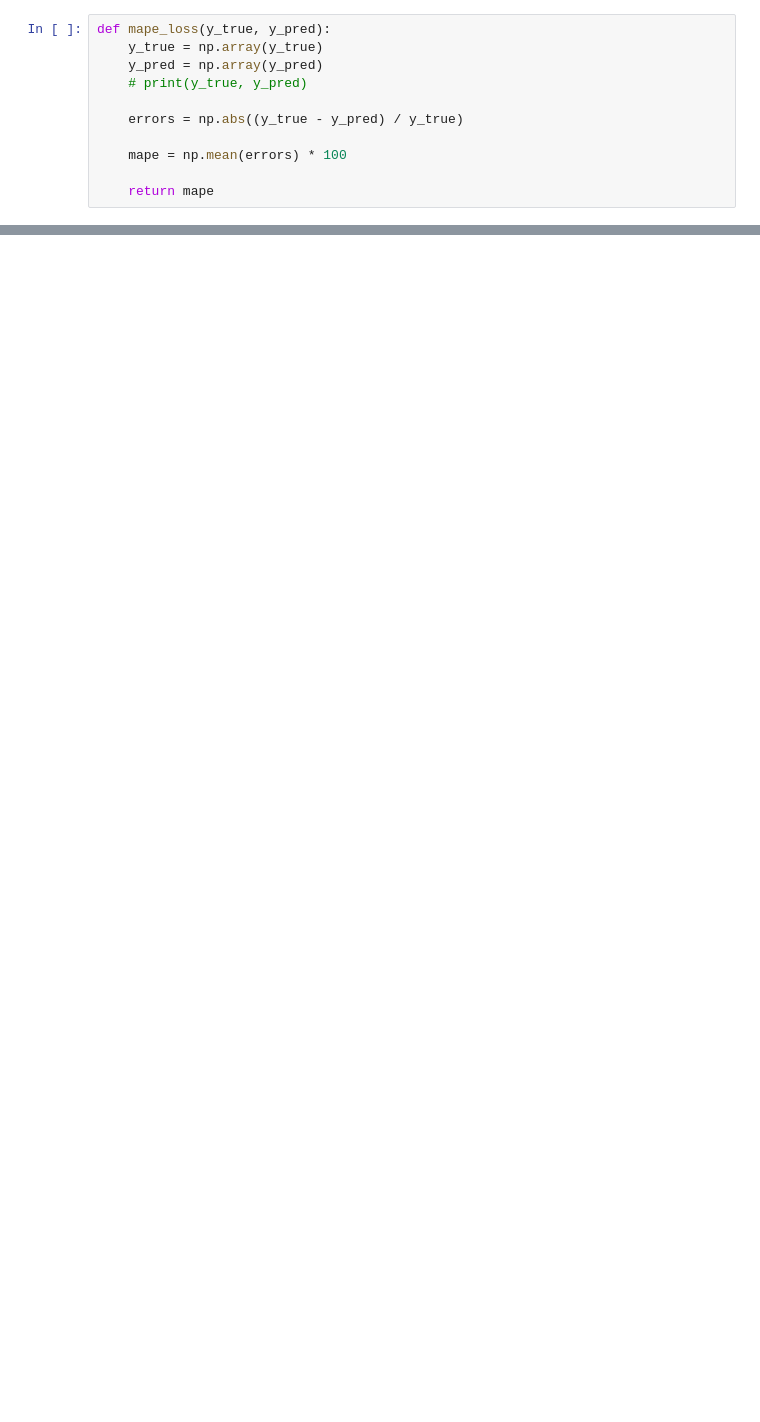
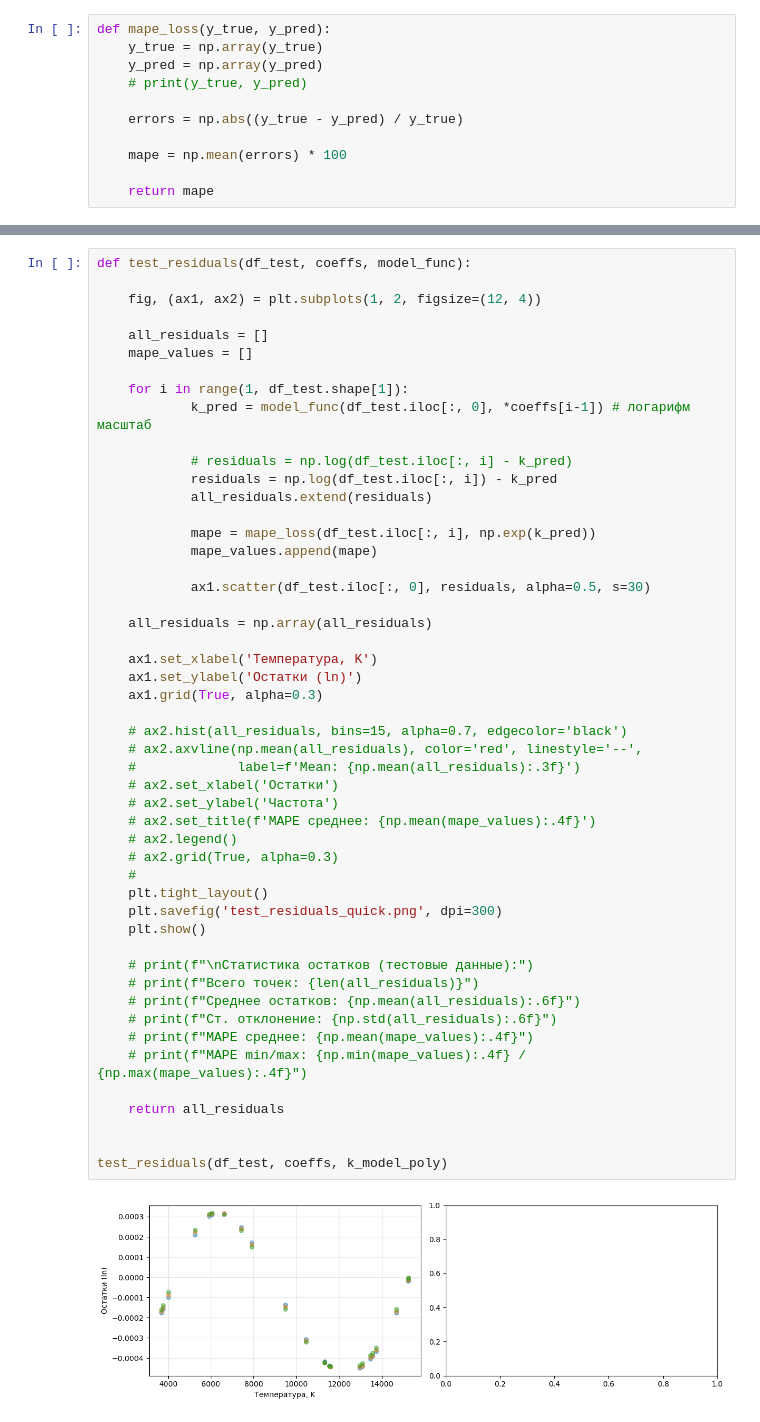
Before and after one commit to st107958/fho_gen, a Jupyter notebook: FHO_FR_VV/regression.ipynb, the cells around one changed output, grey strips where cells are left out. Drawn from its saved outputs; the diff is of its cells as text; blank space fills up the shorter version.

```diff
--- a/FHO_FR_VV/regression.ipynb
+++ b/FHO_FR_VV/regression.ipynb
@@ -104,0 +167,52 @@ plt.show()
+# %%
+def test_residuals(df_test, coeffs, model_func):
+
+    fig, (ax1, ax2) = plt.subplots(1, 2, figsize=(12, 4))
+
+    all_residuals = []
+    mape_values = []
+
+    for i in range(1, df_test.shape[1]):
+            k_pred = model_func(df_test.iloc[:, 0], *coeffs[i-1]) # логарифм масштаб
+
+            # residuals = np.log(df_test.iloc[:, i] - k_pred)
+            residuals = np.log(df_test.iloc[:, i]) - k_pred
+            all_residuals.extend(residuals)
+
+            mape = mape_loss(df_test.iloc[:, i], np.exp(k_pred))
+            mape_values.append(mape)
+
+            ax1.scatter(df_test.iloc[:, 0], residuals, alpha=0.5, s=30)
+
+    all_residuals = np.array(all_residuals)
+
+    ax1.set_xlabel('Температура, K')
+    ax1.set_ylabel('Остатки (ln)')
+    ax1.grid(True, alpha=0.3)
+
+    # ax2.hist(all_residuals, bins=15, alpha=0.7, edgecolor='black')
+    # ax2.axvline(np.mean(all_residuals), color='red', linestyle='--',
+    #             label=f'Mean: {np.mean(all_residuals):.3f}')
+    # ax2.set_xlabel('Остатки')
+    # ax2.set_ylabel('Частота')
+    # ax2.set_title(f'MAPE среднее: {np.mean(mape_values):.4f}')
+    # ax2.legend()
+    # ax2.grid(True, alpha=0.3)
+    #
+    plt.tight_layout()
+    plt.savefig('test_residuals_quick.png', dpi=300)
+    plt.show()
+
+    # print(f"\nСтатистика остатков (тестовые данные):")
+    # print(f"Всего точек: {len(all_residuals)}")
+    # print(f"Среднее остатков: {np.mean(all_residuals):.6f}")
+    # print(f"Ст. отклонение: {np.std(all_residuals):.6f}")
+    # print(f"MAPE среднее: {np.mean(mape_values):.4f}")
+    # print(f"MAPE min/max: {np.min(mape_values):.4f} / {np.max(mape_values):.4f}")
+
+    return all_residuals
+
+
+test_residuals(df_test, coeffs, k_model_poly)
+# %% [output]
+[figure, added]
```
Also changed, not shown: parts of 13 cells of this notebook, 19 other files.
